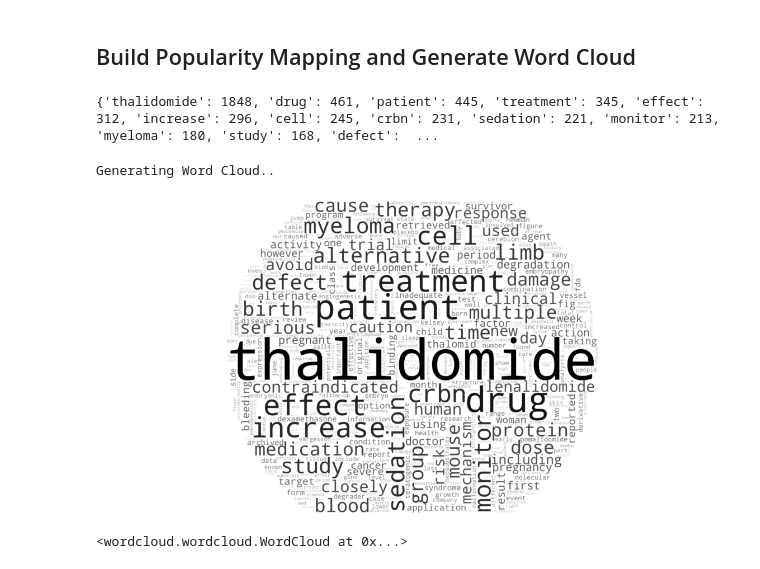
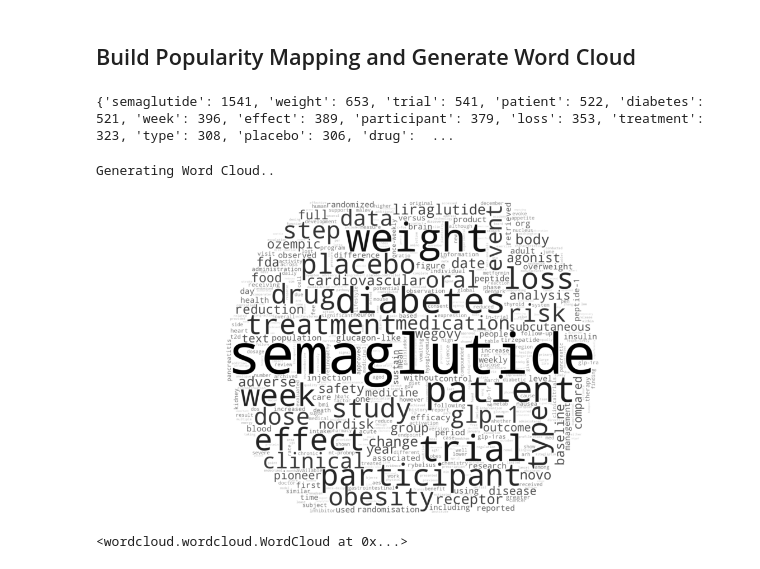
Before and after one commit to deSagaz/wordcloud-generator-notebook, a Jupyter notebook: wordcloud_generator.ipynb, the cells around one changed output. Saved outputs shown, nothing was run; the diff lists cells and outputs as text; code cells hidden in the pictures.

Commit message:
Run the notebook for semaglutide & add svg export

```diff
--- a/wordcloud_generator.ipynb
+++ b/wordcloud_generator.ipynb
@@ -43,7 +43,7 @@ True
 # SET VARIABLES
 
 # Query parameters
-query   = "Thalidomide" # Search query
+query   = "semaglutide" # Search query
 wanted  = 50      # number of URLs total
 lang = "en"  # language restriction
 
@@ -402,7 +402,7 @@ popularity = {word: count for word, count in popularity.items() if count >= min_
 
 print(popularity)
 # %% [output]
-{'thalidomide': 1848, 'drug': 461, 'patient': 445, 'treatment': 345, 'effect': 312, 'increase': 296, 'cell': 245, 'crbn': 231, 'sedation': 221, 'monitor': 213, 'myeloma': 180, 'study': 168, 'defect':  ...
+{'semaglutide': 1541, 'weight': 653, 'trial': 541, 'patient': 522, 'diabetes': 521, 'week': 396, 'effect': 389, 'participant': 379, 'loss': 353, 'treatment': 323, 'type': 308, 'placebo': 306, 'drug':  ...
 # %%
 # DEFINE ELLIPSE MASK FUNCTION
 
@@ -492,25 +492,26 @@ def rank_based_gray_color_func(word, font_size, position, orientation,
 # %%
 # GENERATE THE WORD CLOUD VISUALISATION
 
 WIDTH = 3000
 HEIGHT = 1500
 
 mask = simple_ellipse_mask(WIDTH, HEIGHT, axis_ratio=1.2)  # tweak ratio if you want a tighter/fatter oval
 
 print("Generating Word Cloud..")
 wordcloud = WordCloud(max_font_size=300, max_words=500, mask=mask,
                       color_func=rank_based_gray_color_func,
                       prefer_horizontal=.9,
                       background_color="white",random_state=0, height=HEIGHT, width=WIDTH).generate_from_frequencies(popularity)
 plt.figure(figsize=(20,40))
 plt.imshow(wordcloud, cmap="gray", interpolation="bilinear")
 plt.axis("off")
 plt.style.use('default')
 plt.show()
-
-# Save image
-wordcloud.to_file("wordcloud_thalidomide.png")
 # %% [output]
 Generating Word Cloud..
-[figure, old version]
+[figure, new version]
-<wordcloud.wordcloud.WordCloud at 0x...>
+# %%
+# Save image to PNG
+wordcloud.to_file(f"wordcloud_{query}.png")
+# %% [output]
+<wordcloud.wordcloud.WordCloud at 0x...>
```
Also changed, not shown: parts of 5 cells of this notebook, 3 other files.
